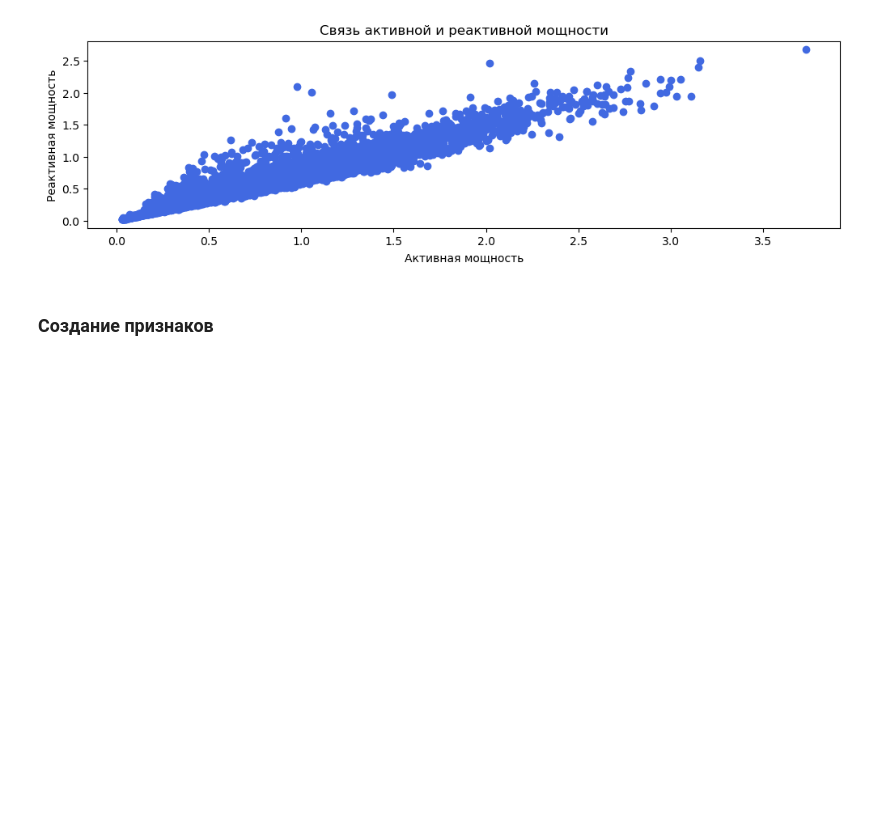
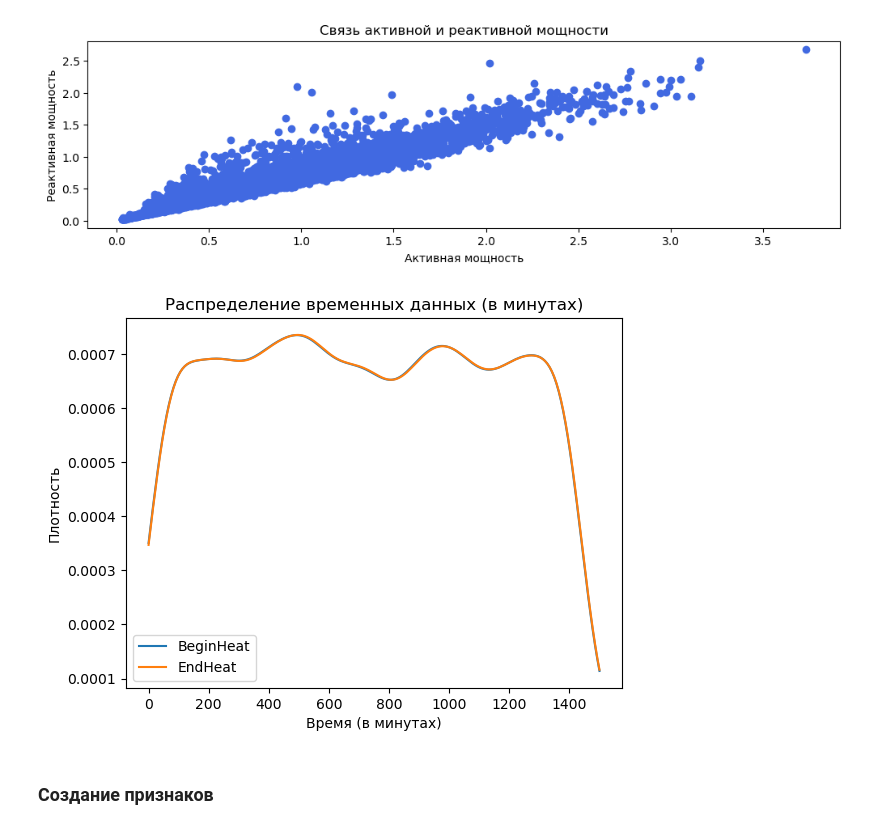
Before and after one commit to VSXV/Data-Science-Projects, a Jupyter notebook: 19. production costs/production costs.ipynb, the cells around one changed output. Drawn from its saved outputs; the diff is of its cells as text; code cells hidden in the pictures; blank space fills up the shorter version.

```diff
--- a/19. production costs/production costs.ipynb
+++ b/19. production costs/production costs.ipynb
@@ -181,6 +184,21 @@ plt.xlabel('Активная мощность')
 plt.ylabel('Реактивная мощность');
 # %% [output]
 [figure]
+# %%
+for column in ['BeginHeat', 'EndHeat']:
+    sns.kdeplot(data_arc[column], label=column, clip=(0,1500))
+# Настройки графика
+plt.title('Распределение временных данных (в минутах)')
+plt.xlabel('Время (в минутах)')
+plt.ylabel('Плотность')
+
+# Добавление легенды
+plt.legend()
+
+# Отображение графика
+plt.show();
+# %% [output]
+[figure, added]
 # %% [markdown]
 ### Создание признаков
 # %%
```
Also changed, not shown: parts of 46 cells of this notebook.
